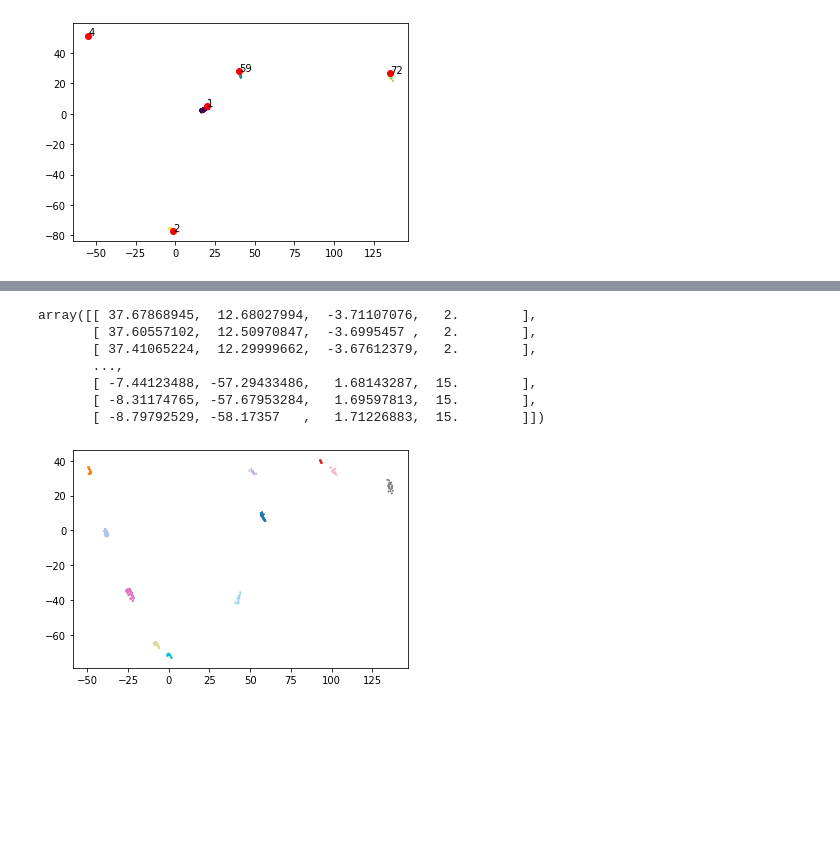
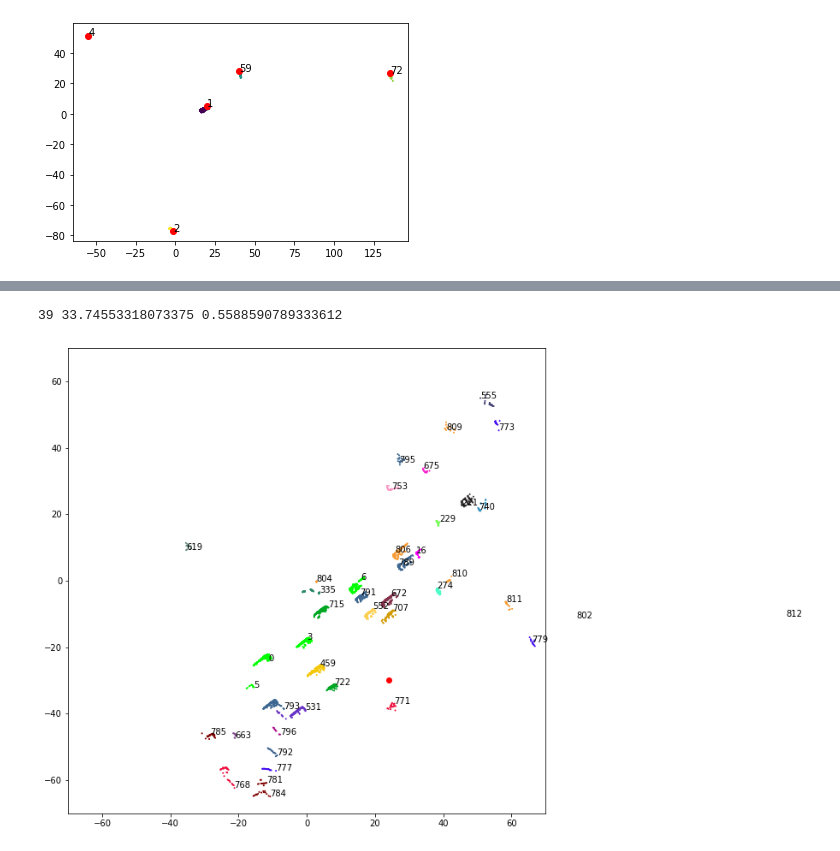
Before and after one commit to jksdbks123/Lidar-Tracker, a Jupyter notebook: LiDAR_Tracker_Project_v3.1/test.ipynb, the cells around one changed output, grey strips where cells are left out. Cells and saved outputs as stored; diff of their text form; code cells hidden in the pictures; blank space fills up the shorter version.

```diff
--- a/LiDAR_Tracker_Project_v3.1/test.ipynb
+++ b/LiDAR_Tracker_Project_v3.1/test.ipynb
@@ -14,6 +14,27 @@ from p_tqdm import p_umap
 from functools import partial
 from threading import Thread,Event
 import matplotlib.pyplot as plt
+# %%
+import matplotlib.pyplot as plt
+import numpy as np
+from distinctipy import distinctipy
+from matplotlib.colors import ListedColormap
+
+# Generate 100 distinct colors
+distinct_colors = distinctipy.get_colors(100)
+
+# Create colormap
+custom_cmap = ListedColormap(distinct_colors)
+
+# Example usage with scatter plot
+x = np.random.rand(100)
+y = np.random.rand(100)
+labels = np.random.randint(0, 100, 100)
+
+plt.scatter(x, y, c=labels, cmap=custom_cmap)
+plt.colorbar()
+plt.title('Scatter Plot with 100 Distinct Colors')
+plt.show()
 # %%
 pcap_file_path = r'D:\LiDAR_Data\US50ANDHighlands\2024-03-16-12-30-00.pcap'
 tracking_parameter_dict = {
@@ -110,10 +110,0 @@ array([ 2.,  2.,  2.,  2.,  2.,  2.,  2.,  2.,  2.,  2.,  2.,  2.,  2.,
-# %%
-fore_points
-# %% [output]
-array([[ 37.67868945,  12.68027994,  -3.71107076,   2.        ],
-       [ 37.60557102,  12.50970847,  -3.6995457 ,   2.        ],
-       [ 37.41065224,  12.29999662,  -3.67612379,   2.        ],
-       ...,
-       [ -7.44123488, -57.29433486,   1.68143287,  15.        ],
-       [ -8.31174765, -57.67953284,   1.69597813,  15.        ],
-       [ -8.79792529, -58.17357   ,   1.71226883,  15.        ]])
@@ -122,6 +111,35 @@ fore_points = np.load(r'D:\LiDAR_Data\US50ANDHighlands\test_point_cloud_out\2024
-# %%
-fore_points = np.load(r'D:\LiDAR_Data\US50ANDHighlands\test_point_cloud_out\2024-03-16-12-30-00\1.npy')
-plt.scatter(fore_points[:,0],fore_points[:,1],s = 1,c = fore_points[:,3],cmap = 'tab20')
-plt.show()
-# %% [output]
-[figure, removed]
+# %%
+ID = 8449
+temp = fore_points[fore_points[:,3] == ID]
+point_num = len(temp)
+distance = np.sqrt(temp[:,0] ** 2 + temp[:,1] ** 2).mean()
+# bounding box formed by temp
+x_min = temp[:,0].min()
+x_max = temp[:,0].max()
+y_min = temp[:,1].min()
+y_max = temp[:,1].max()
+area = (x_max - x_min) * (y_max - y_min)
+print(point_num,distance,area)
+# %% [output]
+39 33.74553318073375 0.5588590789333612
+# %%
+import numpy as np
+import matplotlib.pyplot as plt
+
+fore_points = np.load(r'D:\LiDAR_Data\Harvard_out_pc\2023-05-11-07-30-00\290.npy')
+unique_ids = np.unique(fore_points[:,3])
+plt.figure(figsize=(10,10))
+plt.scatter(fore_points[:,0],fore_points[:,1],s = 1,c = fore_points[:,3],cmap = custom_cmap)
+# annotate the id of each object
+for id in unique_ids:
+    id_points = fore_points[fore_points[:,3] == id]
+    plt.text(id_points[0,0],id_points[0,1],str(int(id)))
+plt.scatter(24.130,-29.841,c = 'r', label = 'Ref Point')
+# x and y limits in +- 10 meters in the reference point
+# plt.xlim(38.632 - 5,38.632 + 5)
+# plt.ylim(-14.868 - 5,-14.868 + 5)
+plt.xlim(-70,70)
+plt.ylim(-70,70)
+plt.show()
+# %% [output]
+[figure, added]
```
Also changed, not shown: parts of 15 cells of this notebook, 7 other files.
